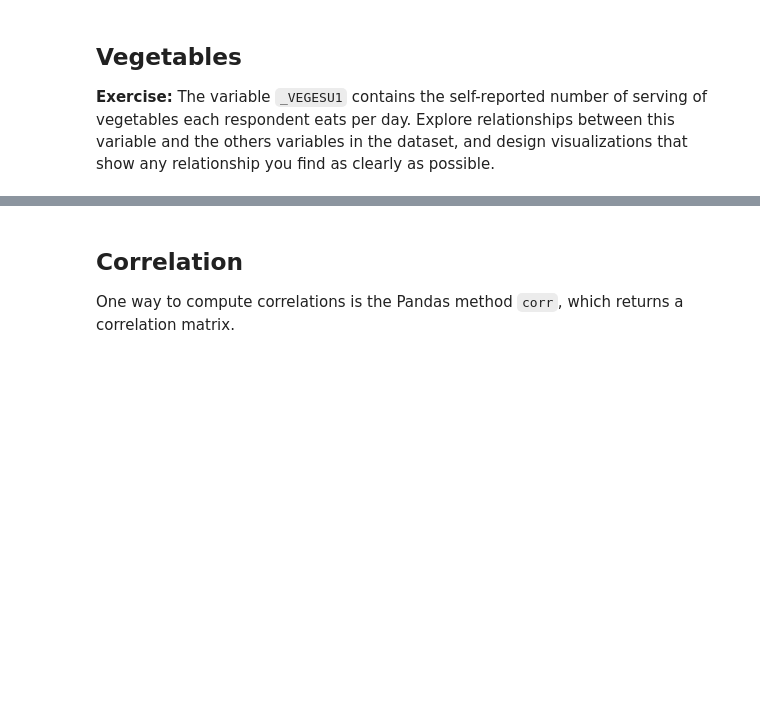
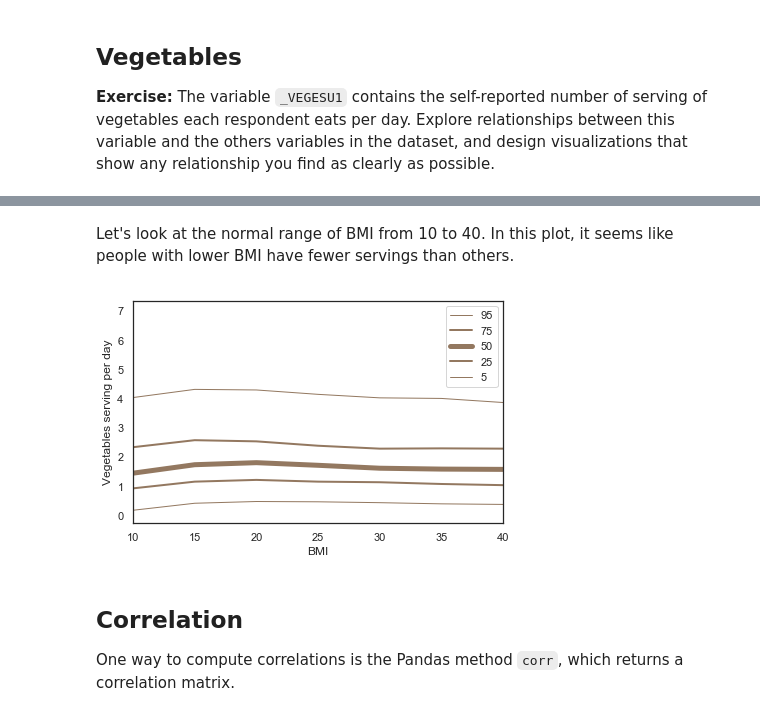
Before and after one commit to minhkhang1795/ThinkStats2, a Jupyter notebook: homeworks/homework03mine.ipynb, the cells around one changed output, grey strips where cells are left out. Saved outputs shown, nothing was run; the diff lists cells and outputs as text; code cells hidden in the pictures; blank space fills up the shorter version.

```diff
--- a/homeworks/homework03mine.ipynb
+++ b/homeworks/homework03mine.ipynb
@@ -448,3 +616,13 @@ decorate(xlabel='Height in cm',
+# %% [markdown]
+Let's look at the normal range of BMI from 10 to 40. In this plot, it seems like people with lower BMI have fewer servings than others.
+# %%
+for i, qs in enumerate(rows):
+    plt.plot(xs, qs, label=ps[i], linewidth=width[i], color='C5')
+plt.xlim(10, 40)
+decorate(xlabel='BMI',
+         ylabel='Vegetables serving per day')
+# %% [output]
+[figure, added]
 # %% [markdown]
 ## Correlation
 
```
Also changed, not shown: parts of 41 cells of this notebook.
